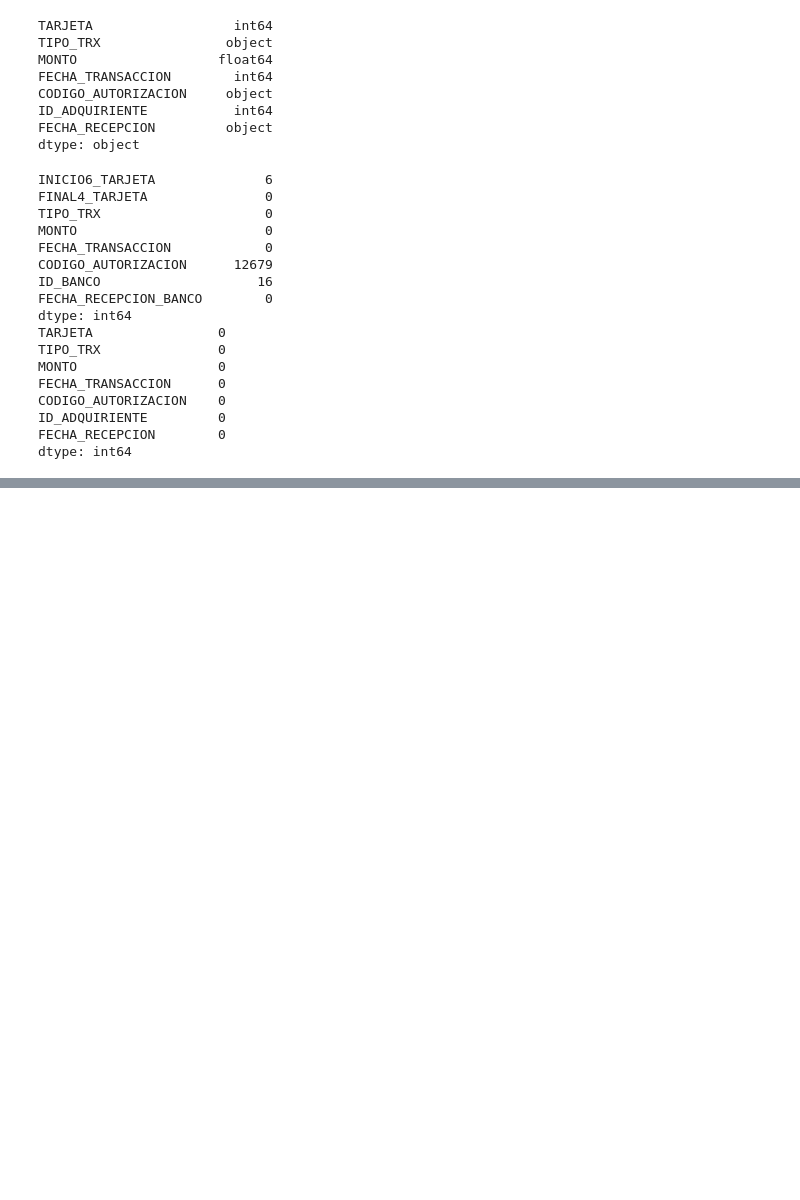
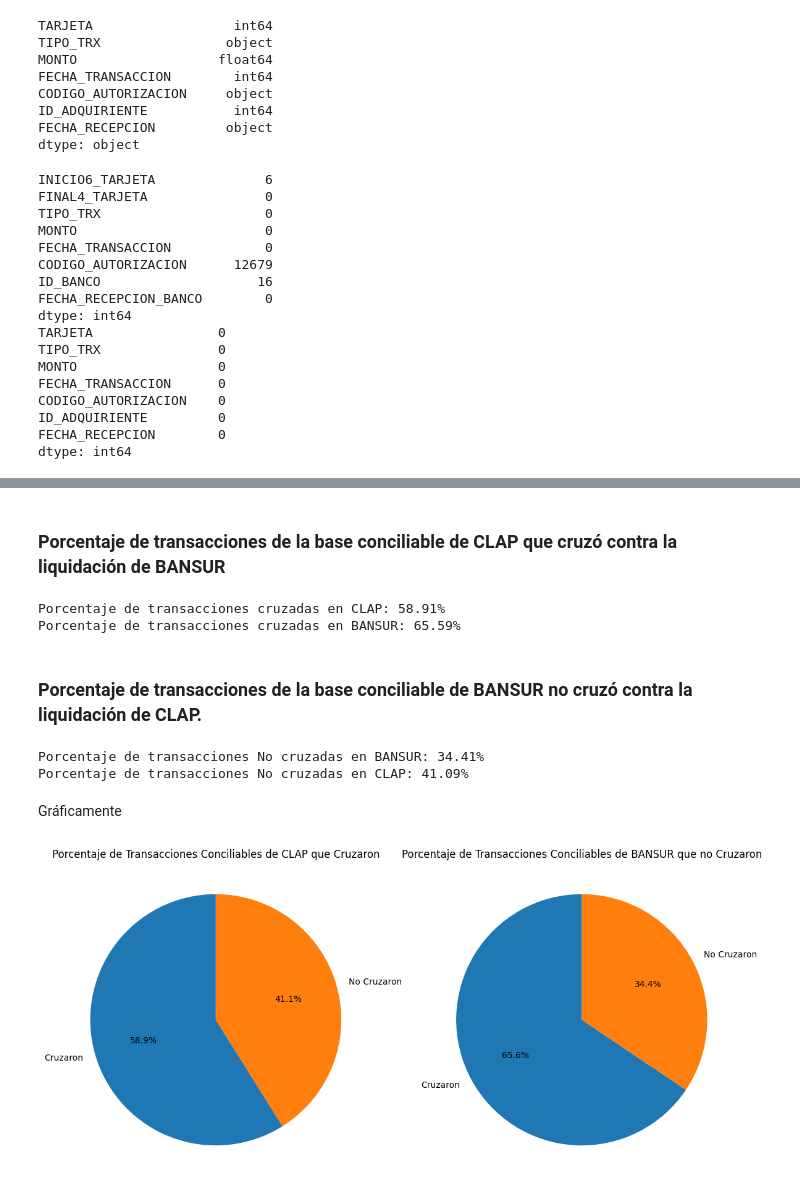
Before and after one commit to CtrlCri/Datafonos, a Jupyter notebook: script.ipynb, the cells around one changed output, grey strips where cells are left out. Drawn from its saved outputs; the diff is of its cells as text; code cells hidden in the pictures; blank space fills up the shorter version.

```diff
--- a/script.ipynb
+++ b/script.ipynb
@@ -208,0 +347,2 @@ esté en el rango de más o menos 0.99 pesos.
+# %%
+merged_df = merged_df[abs(merged_df['MONTO_clap'] - merged_df['MONTO_bansur']) <= 0.99]
@@ -208,0 +351,2 @@ esté en el rango de más o menos 0.99 pesos.
+# %%
+merged_df = merged_df[merged_df['FECHA_TRANSACCION_clap'] == merged_df['FECHA_TRANSACCION_bansur']]
@@ -208,0 +445,55 @@ esté en el rango de más o menos 0.99 pesos.
+# %% [markdown]
+### Porcentaje de transacciones de la base conciliable de CLAP que cruzó contra la liquidación de BANSUR
+# %%
+# Cálculos para CLAP
+total_conciliables_clap = len(clap_df)
+porcentaje_cruzadas_clap = (len(merged_df) / total_conciliables_clap) * 100
+
+# Cálculos para BANSUR
+total_conciliables_bansur = len(bansur_df)
+porcentaje_cruzadas_bansur = (len(merged_df) / total_conciliables_bansur) * 100
+
+print(f"Porcentaje de transacciones cruzadas en CLAP: {porcentaje_cruzadas_clap:.2f}%")
+print(f"Porcentaje de transacciones cruzadas en BANSUR: {porcentaje_cruzadas_bansur:.2f}%")
+# %% [output]
+Porcentaje de transacciones cruzadas en CLAP: 58.91%
+Porcentaje de transacciones cruzadas en BANSUR: 65.59%
+# %% [markdown]
+### Porcentaje de transacciones de la base conciliable de BANSUR no cruzó contra la liquidación de CLAP.
+# %%
+# Cálculos para BANSUR
+total_conciliables_bansur = len(bansur_df)
+porcentaje_no_cruzadas_bansur = (len(no_cruzados_bansur_df)  / total_conciliables_bansur) * 100
+
+# Cálculos para CLAP
+total_conciliables_clap = len(clap_df)
+porcentaje_no_cruzadas_clap = (len(no_cruzados_clap_df)  / total_conciliables_clap) * 100
+
+print(f"Porcentaje de transacciones No cruzadas en BANSUR: {porcentaje_no_cruzadas_bansur:.2f}%")
+print(f"Porcentaje de transacciones No cruzadas en CLAP: {porcentaje_no_cruzadas_clap:.2f}%")
+# %% [output]
+Porcentaje de transacciones No cruzadas en BANSUR: 34.41%
+Porcentaje de transacciones No cruzadas en CLAP: 41.09%
+# %% [markdown]
+Gráficamente
+# %%
+import matplotlib.pyplot as plt
+
+# Datos para el gráfico circular
+labels = ['Cruzaron', 'No Cruzaron']
+sizes_clap = [porcentaje_cruzadas_clap, 100 - porcentaje_cruzadas_clap]
+sizes_bansur = [100 - porcentaje_no_cruzadas_bansur, porcentaje_no_cruzadas_bansur]
+
+# Crear el gráfico circular
+fig, (ax1, ax2) = plt.subplots(1, 2, figsize=(12, 6))
+
+ax1.pie(sizes_clap, labels=labels, autopct='%1.1f%%', startangle=90)
+ax1.set_title('Porcentaje de Transacciones Conciliables de CLAP que Cruzaron')
+
+ax2.pie(sizes_bansur, labels=labels, autopct='%1.1f%%', startangle=90)
+ax2.set_title('Porcentaje de Transacciones Conciliables de BANSUR que no Cruzaron')
+
+plt.tight_layout()
+plt.show()
+# %% [output]
+[figure, added]
```
Also changed, not shown: parts of 53 cells of this notebook, 2 other files.
